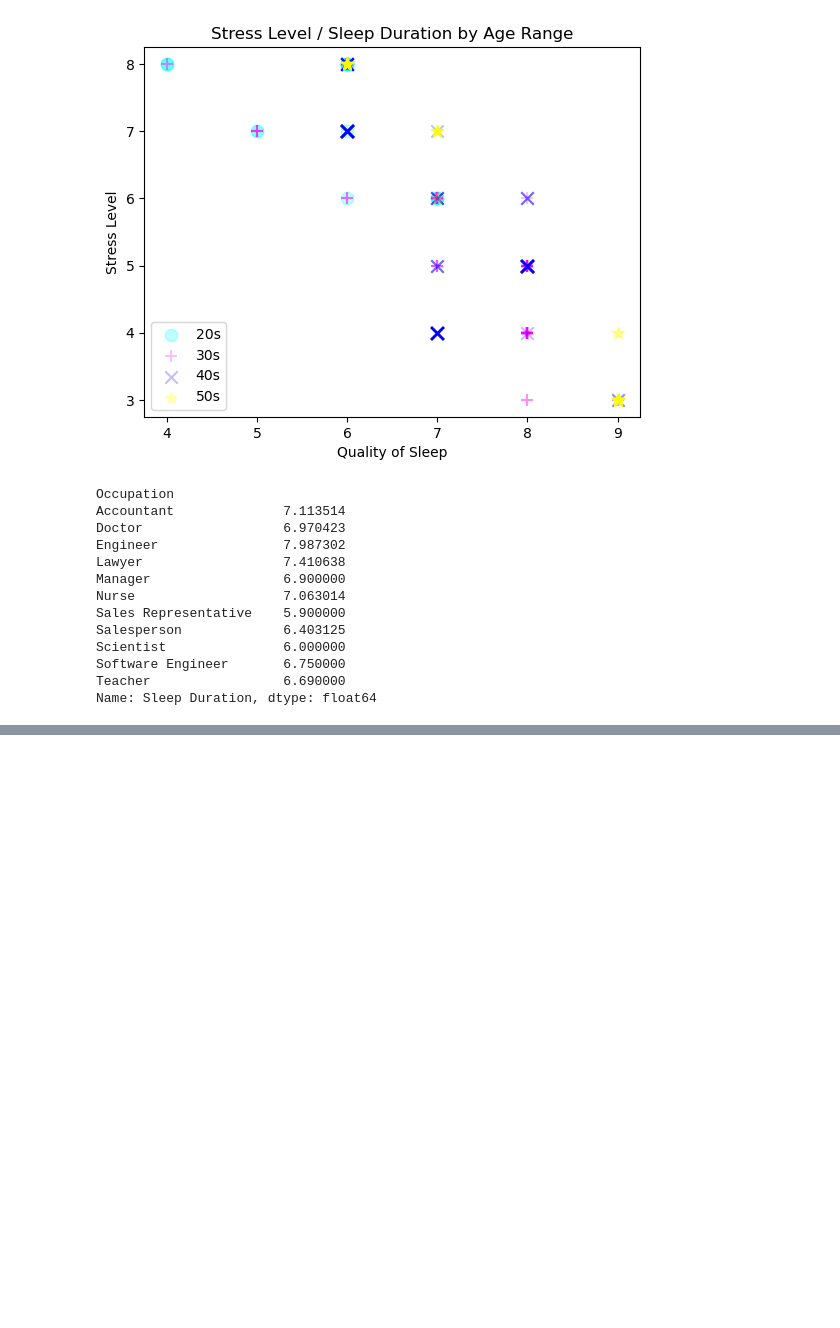
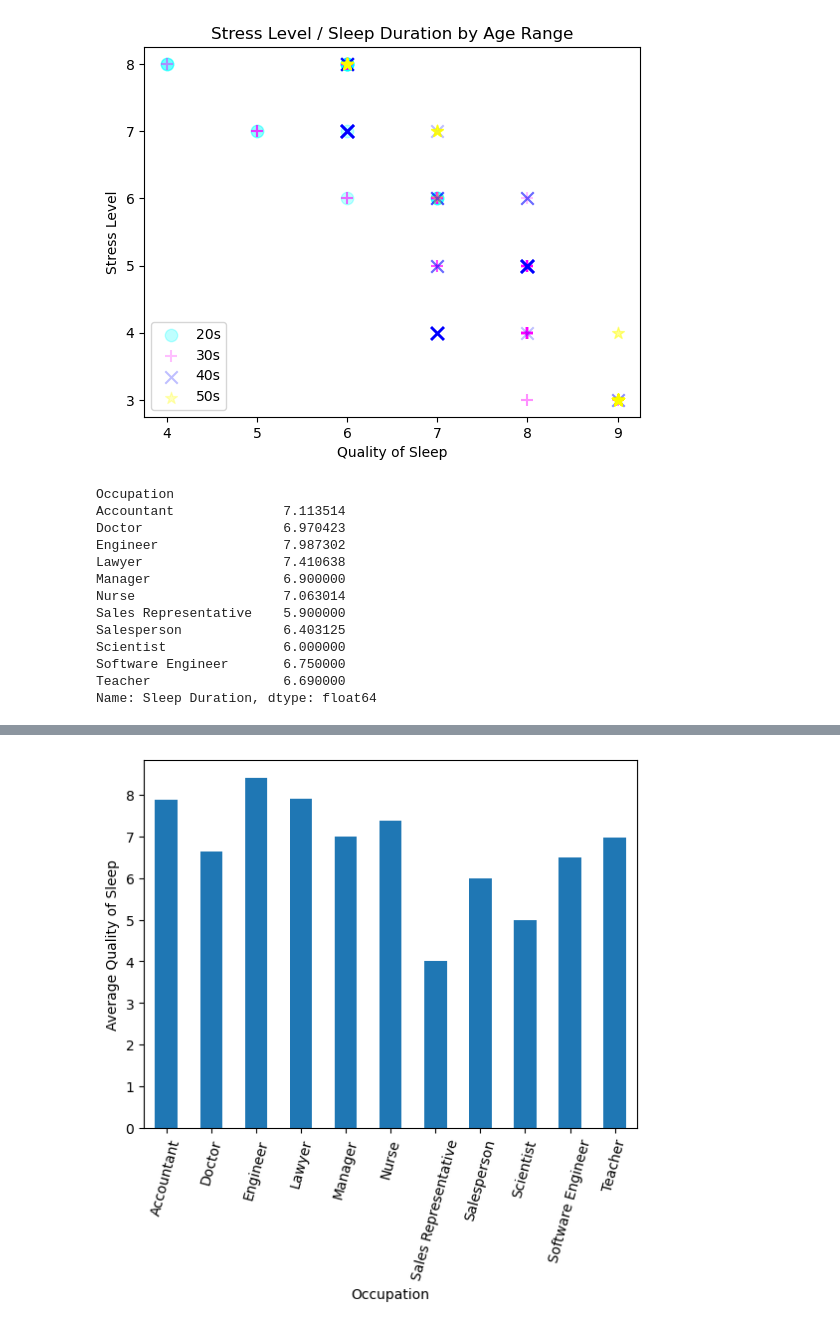
Before and after one commit to jaredsletto/Project_1, a Jupyter notebook: Project_1_sleep.ipynb, the cells around one changed output, grey strips where cells are left out. Saved outputs shown, nothing was run; the diff lists cells and outputs as text; code cells hidden in the pictures; blank space fills up the shorter version.

```diff
--- a/Project_1_sleep.ipynb
+++ b/Project_1_sleep.ipynb
@@ -228,4 +293,6 @@ NameError: name 'np' is not defined
 # %%
- # Create a bar chart based upon the above data
-plt.bar(x_axis, cars_in_cities, color="b", align="center")
+# How does gender correlate with occupation and average length of sleep?
+
+occupation_data = sleep_data.groupby(["Occupation"])["Quality of Sleep"].mean()
+occupation_data
 # %% [output]
@@ -237,0 +330,9 @@ plt.show()
+# %%
+occupation_data.plot(kind='bar')
+plt.xlabel("Occupation")
+plt.ylabel("Average Quality of Sleep")
+plt.xticks(rotation=75)
+plt.savefig("images/BarChart_AvgSleepOccupation.png")
+plt.show()
+# %% [output]
+[figure, added]
```
Also changed, not shown: parts of 27 cells of this notebook, 7 other files.
